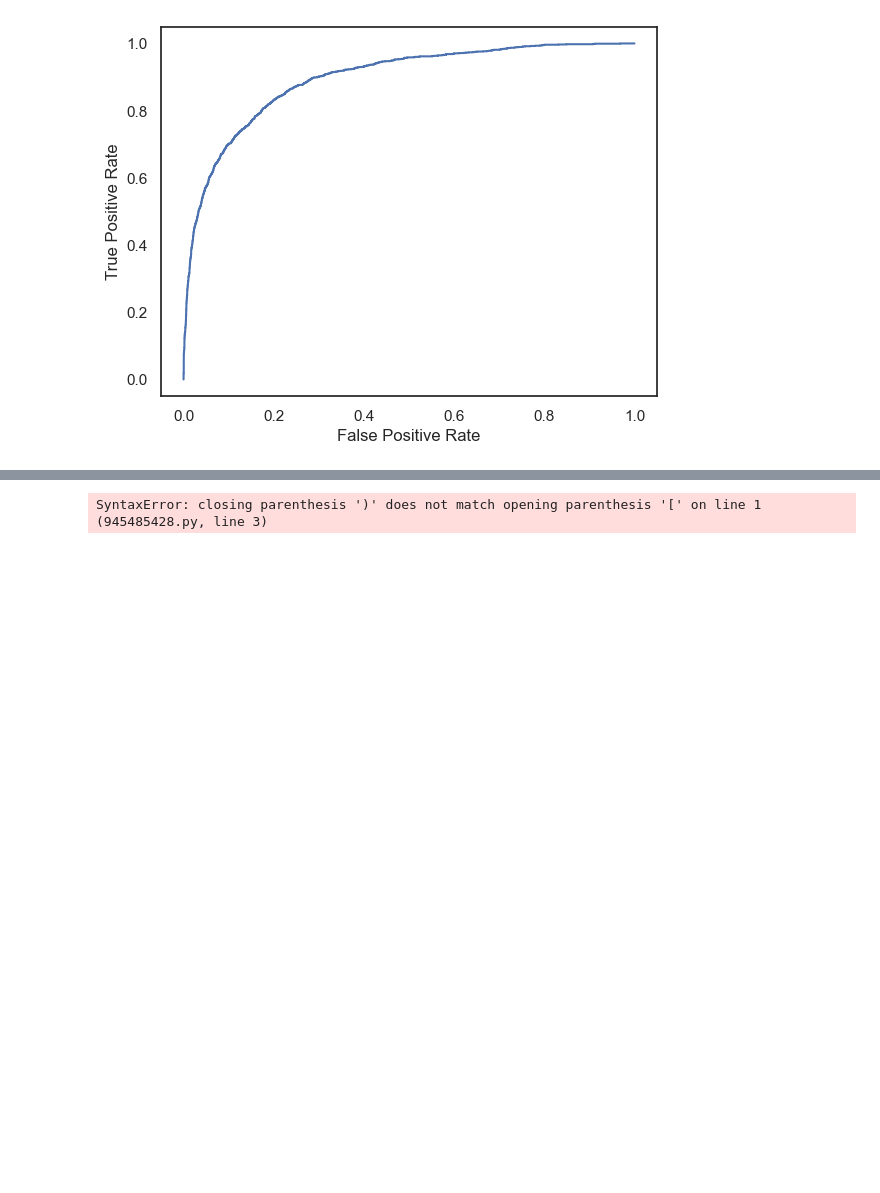
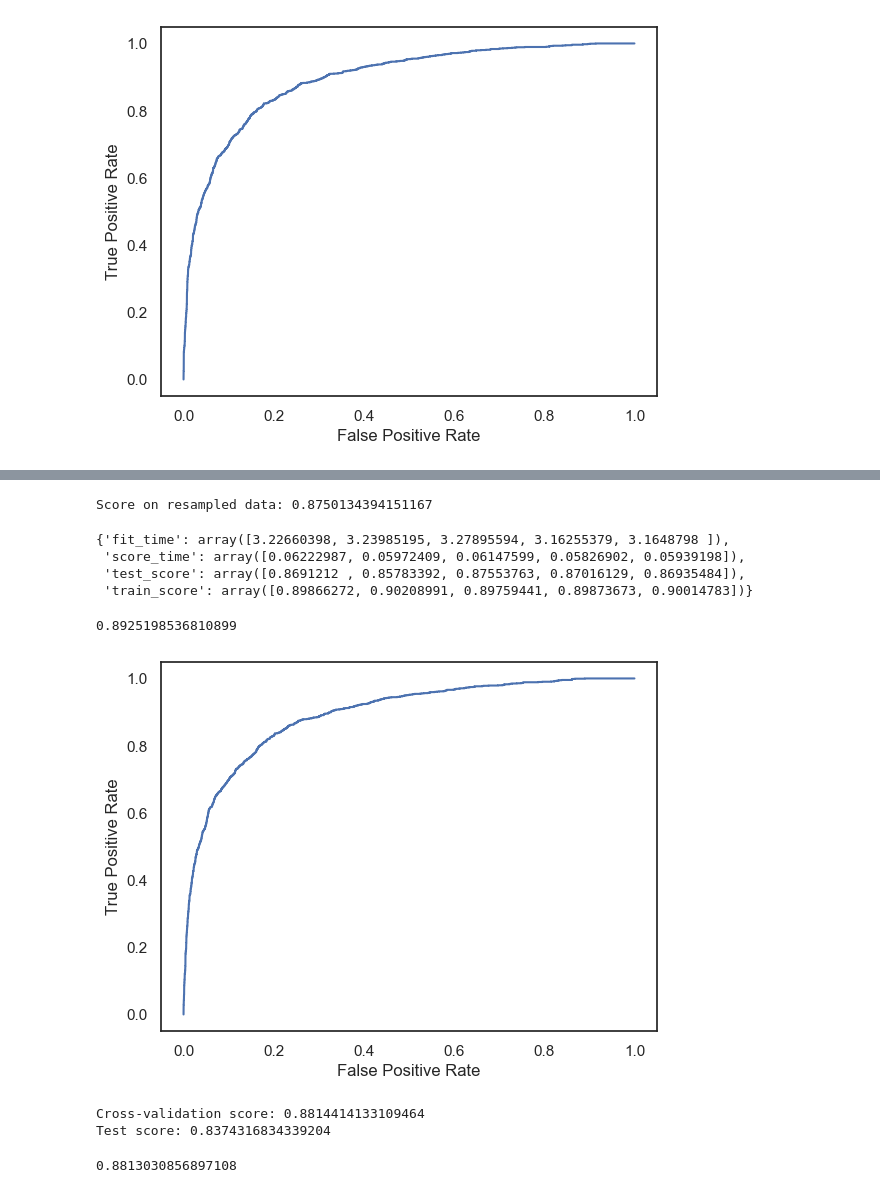
Before and after one commit to Lou-Hines/H1N1_Vaccine_Uptake_Prediction, a Jupyter notebook: Vaccine_EDA _1.ipynb, the cells around one changed output, grey strips where cells are left out. Drawn from its saved outputs; the diff is of its cells as text; code cells hidden in the pictures; blank space fills up the shorter version.

Commit message:
committing latest notebook changes with grid searches and feature evaluation

```diff
--- a/Vaccine_EDA _1.ipynb
+++ b/Vaccine_EDA _1.ipynb
@@ -991,0 +1068,68 @@ roc_display = RocCurveDisplay(fpr=fpr, tpr=tpr).plot()
+# %%
+# going to apply smote to HistGradientBoostingClassifier()
+
+from imblearn.pipeline import Pipeline as Pipeline_2
+smote_2 = Pipeline_2([
+    ("preprocessor", preprocessor),
+    ('smote', SMOTE(random_state=42)),
+    ('cat', HistGradientBoostingClassifier())
+])
+
+smote_2.fit(X_train, y_train)
+
+# Calculate the score on the resampled data
+score = smote.score(X_train, y_train)
+print("Score on resampled data:", score)
+# %% [output]
+Score on resampled data: 0.8750134394151167
+# %%
+cross_validate(smote_2, X_train, y_train, return_train_score=True)
+# %% [output]
+{'fit_time': array([3.22660398, 3.23985195, 3.27895594, 3.16255379, 3.1648798 ]),
+ 'score_time': array([0.06222987, 0.05972409, 0.06147599, 0.05826902, 0.05939198]),
+ 'test_score': array([0.8691212 , 0.85783392, 0.87553763, 0.87016129, 0.86935484]),
+ 'train_score': array([0.89866272, 0.90208991, 0.89759441, 0.89873673, 0.90014783])}
+# %%
+y_scores = smote_2.decision_function(X_test)
+
+fpr, tpr, thresholds = roc_curve(y_test, y_scores, pos_label=smote.classes_[1])
+
+
+roc_display = RocCurveDisplay(fpr=fpr, tpr=tpr).plot()
+
+auc = roc_auc_score(y_test, y_scores)
+auc
+
+# we still seeing really good scores with this model! maybe even better than catplot! let's try a grid search!
+# %% [output]
+0.8925198536810899
+[figure, added]
+# %%
+from sklearn.model_selection import GridSearchCV
+from sklearn.pipeline import Pipeline
+
+from sklearn.metrics import roc_auc_score
+
+param_grid = {
+    'cat__learning_rate': [.1, .3, .5, .7, 1],
+    'cat__max_iter': [10, 50, 100],
+    'cat__max_depth': [3,5,7]
+}
+
+
+grid_search = GridSearchCV(
+    estimator=smote_2,
+    param_grid=param_grid,
+    cv= 3,
+    scoring='roc_auc'
+)
+
+grid_search.fit(X_test, y_test)
+
+cv_score = grid_search.best_score_
+test_score = roc_auc_score(y_test, grid_search.predict(X_test))
+
+print(f'Cross-validation score: {cv_score}\nTest score: {test_score}')
+# %% [output]
+Cross-validation score: 0.8814414133109464
+Test score: 0.8374316834339204
@@ -993,7 +1139,8 @@ roc_display = RocCurveDisplay(fpr=fpr, tpr=tpr).plot()
 
 cbc = Pipeline([
     ("preprocessor", preprocessor),
-    ("estimators", CatBoostClassifier(iterations=10,learning_rate=.7,depth=7, verbose=False)))])
+    ("estimators", CatBoostClassifier(iterations=10,learning_rate=.7,depth=7, verbose=False))
+])
 
 cbc.fit(X_train, y_train)
 
@@ -1010,7 +1157,7 @@ cbc.score(X_train, y_train)
 # The maximum depth of the trees is limited to 8 for pairwise modes
 # (YetiRank, PairLogitPairwise and QueryCrossEntropy) when the training is performed on GPU.
 # %% [output]
-SyntaxError: closing parenthesis ')' does not match opening parenthesis '[' on line 1 (945485428.py, line 3)
+0.8813030856897108
 # %%
 cross_validate(cbc, X_train, y_train, return_train_score=True)
 # %% [output]
```
Also changed, not shown: parts of 24 cells of this notebook, 3 other files.
